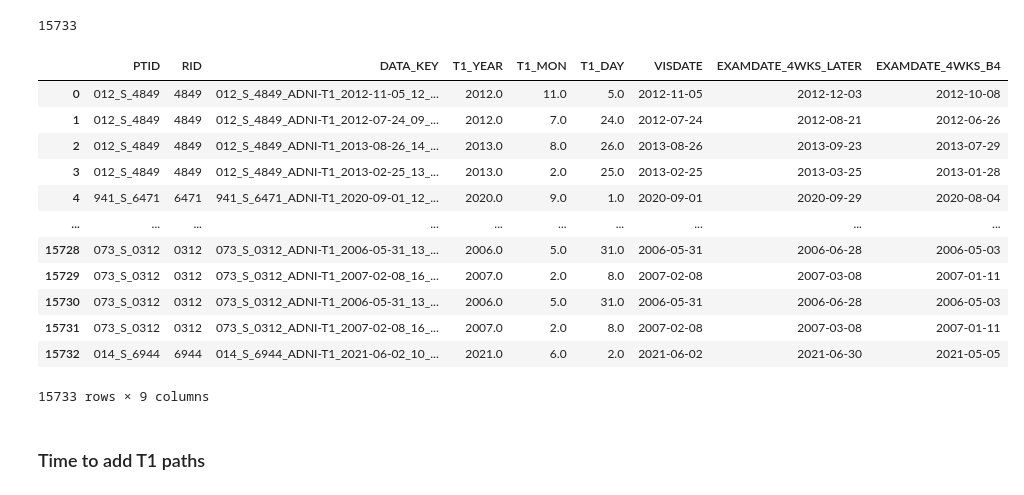
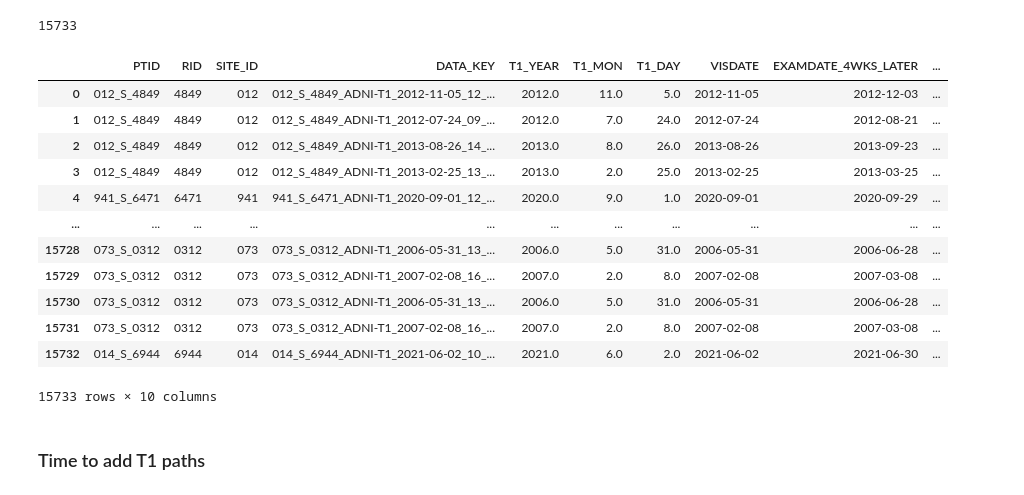
Before and after one commit to sankeithk/deconstructalz.github.io, a Jupyter notebook: scott_10k_housekeeping/Scott_10k_alliedhealth.ipynb, the cells around one changed output. Saved outputs shown, nothing was run; the diff lists cells and outputs as text; code cells hidden in the pictures.

Commit message:
Rebuilt Scott 10K - from scratch to ADNI data (minus neuroimaging data): 15Feb2026, 073355

```diff
--- a/scott_10k_housekeeping/Scott_10k_alliedhealth.ipynb
+++ b/scott_10k_housekeeping/Scott_10k_alliedhealth.ipynb
@@ -23,6 +23,7 @@ from datetime import datetime, timedelta
 
 t1_paths = '/rds/general/project/c3nl_scott_students/live/sankeith/scott_10k_housekeeping/scott_10k_t1_paths.txt'
 patient_id_list = []
+site_id_list = []
 rid_list = []
 data_key_list = []
 t1_year_list = []
@@ -42,6 +43,8 @@ with open(t1_paths,'r') as paths:
 
         patient_id = '_'.join(patient_parts[:3])
         rid = patient_id.split('_')[-1]
+        site_id = patient_id.split('_')[0]
+        site_id_list.append(site_id)
         rid_list.append(rid)
         patient_id_list.append(patient_id)
 
@@ -54,46 +57,47 @@ with open(t1_paths,'r') as paths:
             visdate_list.append(f"{t1_year}-{t1_mon}-{t1_day}")
         except (IndexError, ValueError):
             t1_year_list.append(np.nan)
             t1_mon_list.append(np.nan)
             t1_day_list.append(np.nan)
             visdate_list.append(np.nan)
 
 df = {
     "PTID" : patient_id_list,
     "RID" : rid_list,
+    "SITE_ID" : site_id_list,
     "DATA_KEY" : data_key_list,
     "T1_YEAR" : t1_year_list,
     "T1_MON" : t1_mon_list,
     "T1_DAY" : t1_day_list,
     "VISDATE_STR" : visdate_list
 }
 df = pd.DataFrame(df)
 
 df['T1_YEAR'] = pd.to_numeric(df['T1_YEAR'], errors='coerce')
 df['T1_MON'] = pd.to_numeric(df['T1_MON'], errors='coerce')
 df['T1_DAY'] = pd.to_numeric(df['T1_DAY'], errors='coerce')
 
 df['VISDATE'] = pd.to_datetime(df['VISDATE_STR'], errors='coerce')
 df = df.drop(columns=['VISDATE_STR'])
 
 df['EXAMDATE_4WKS_LATER'] = df['VISDATE'] + timedelta(weeks = 4)
 df['EXAMDATE_4WKS_B4'] = df['VISDATE'] - timedelta(weeks = 4)
 
 df
 # %% [output]
-|  | PTID | RID | DATA_KEY | T1_YEAR | T1_MON | T1_DAY | VISDATE | EXAMDATE_4WKS_LATER | EXAMDATE_4WKS_B4 |
-| 0 | 012_S_4849 | 4849 | 012_S_4849_ADNI-T1_2012-11-05_12_... | 2012.0 | 11.0 | 5.0 | 2012-11-05 | 2012-12-03 | 2012-10-08 |
-| 1 | 012_S_4849 | 4849 | 012_S_4849_ADNI-T1_2012-07-24_09_... | 2012.0 | 7.0 | 24.0 | 2012-07-24 | 2012-08-21 | 2012-06-26 |
-| 2 | 012_S_4849 | 4849 | 012_S_4849_ADNI-T1_2013-08-26_14_... | 2013.0 | 8.0 | 26.0 | 2013-08-26 | 2013-09-23 | 2013-07-29 |
-| 3 | 012_S_4849 | 4849 | 012_S_4849_ADNI-T1_2013-02-25_13_... | 2013.0 | 2.0 | 25.0 | 2013-02-25 | 2013-03-25 | 2013-01-28 |
-| 4 | 941_S_6471 | 6471 | 941_S_6471_ADNI-T1_2020-09-01_12_... | 2020.0 | 9.0 | 1.0 | 2020-09-01 | 2020-09-29 | 2020-08-04 |
-| ... | ... | ... | ... | ... | ... | ... | ... | ... | ... |
-| 15728 | 073_S_0312 | 0312 | 073_S_0312_ADNI-T1_2006-05-31_13_... | 2006.0 | 5.0 | 31.0 | 2006-05-31 | 2006-06-28 | 2006-05-03 |
-| 15729 | 073_S_0312 | 0312 | 073_S_0312_ADNI-T1_2007-02-08_16_... | 2007.0 | 2.0 | 8.0 | 2007-02-08 | 2007-03-08 | 2007-01-11 |
-| 15730 | 073_S_0312 | 0312 | 073_S_0312_ADNI-T1_2006-05-31_13_... | 2006.0 | 5.0 | 31.0 | 2006-05-31 | 2006-06-28 | 2006-05-03 |
-| 15731 | 073_S_0312 | 0312 | 073_S_0312_ADNI-T1_2007-02-08_16_... | 2007.0 | 2.0 | 8.0 | 2007-02-08 | 2007-03-08 | 2007-01-11 |
-| 15732 | 014_S_6944 | 6944 | 014_S_6944_ADNI-T1_2021-06-02_10_... | 2021.0 | 6.0 | 2.0 | 2021-06-02 | 2021-06-30 | 2021-05-05 |
+|  | PTID | RID | SITE_ID | DATA_KEY | T1_YEAR | T1_MON | T1_DAY | VISDATE | EXAMDATE_4WKS_LATER | ... |
+| 0 | 012_S_4849 | 4849 | 012 | 012_S_4849_ADNI-T1_2012-11-05_12_... | 2012.0 | 11.0 | 5.0 | 2012-11-05 | 2012-12-03 | ... |
+| 1 | 012_S_4849 | 4849 | 012 | 012_S_4849_ADNI-T1_2012-07-24_09_... | 2012.0 | 7.0 | 24.0 | 2012-07-24 | 2012-08-21 | ... |
+| 2 | 012_S_4849 | 4849 | 012 | 012_S_4849_ADNI-T1_2013-08-26_14_... | 2013.0 | 8.0 | 26.0 | 2013-08-26 | 2013-09-23 | ... |
+| 3 | 012_S_4849 | 4849 | 012 | 012_S_4849_ADNI-T1_2013-02-25_13_... | 2013.0 | 2.0 | 25.0 | 2013-02-25 | 2013-03-25 | ... |
+| 4 | 941_S_6471 | 6471 | 941 | 941_S_6471_ADNI-T1_2020-09-01_12_... | 2020.0 | 9.0 | 1.0 | 2020-09-01 | 2020-09-29 | ... |
+| ... | ... | ... | ... | ... | ... | ... | ... | ... | ... | ... |
+| 15728 | 073_S_0312 | 0312 | 073 | 073_S_0312_ADNI-T1_2006-05-31_13_... | 2006.0 | 5.0 | 31.0 | 2006-05-31 | 2006-06-28 | ... |
+| 15729 | 073_S_0312 | 0312 | 073 | 073_S_0312_ADNI-T1_2007-02-08_16_... | 2007.0 | 2.0 | 8.0 | 2007-02-08 | 2007-03-08 | ... |
+| 15730 | 073_S_0312 | 0312 | 073 | 073_S_0312_ADNI-T1_2006-05-31_13_... | 2006.0 | 5.0 | 31.0 | 2006-05-31 | 2006-06-28 | ... |
+| 15731 | 073_S_0312 | 0312 | 073 | 073_S_0312_ADNI-T1_2007-02-08_16_... | 2007.0 | 2.0 | 8.0 | 2007-02-08 | 2007-03-08 | ... |
+| 15732 | 014_S_6944 | 6944 | 014 | 014_S_6944_ADNI-T1_2021-06-02_10_... | 2021.0 | 6.0 | 2.0 | 2021-06-02 | 2021-06-30 | ... |
-15733 rows × 9 columns
+15733 rows × 10 columns
 # %% [markdown]
 ### Time to add T1 paths
 # %%
```
Also changed, not shown: parts of 8 cells of this notebook, 3 other files.
